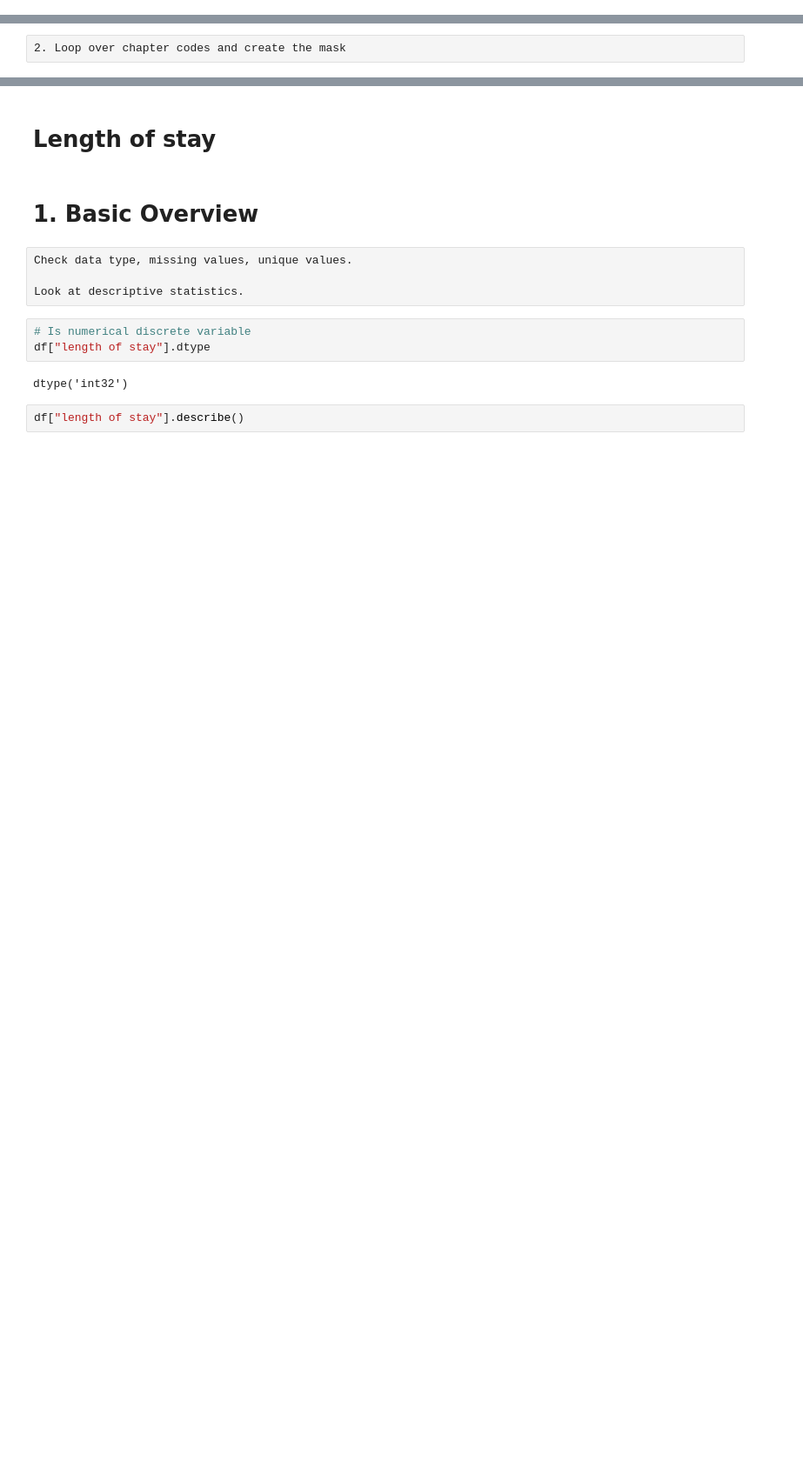
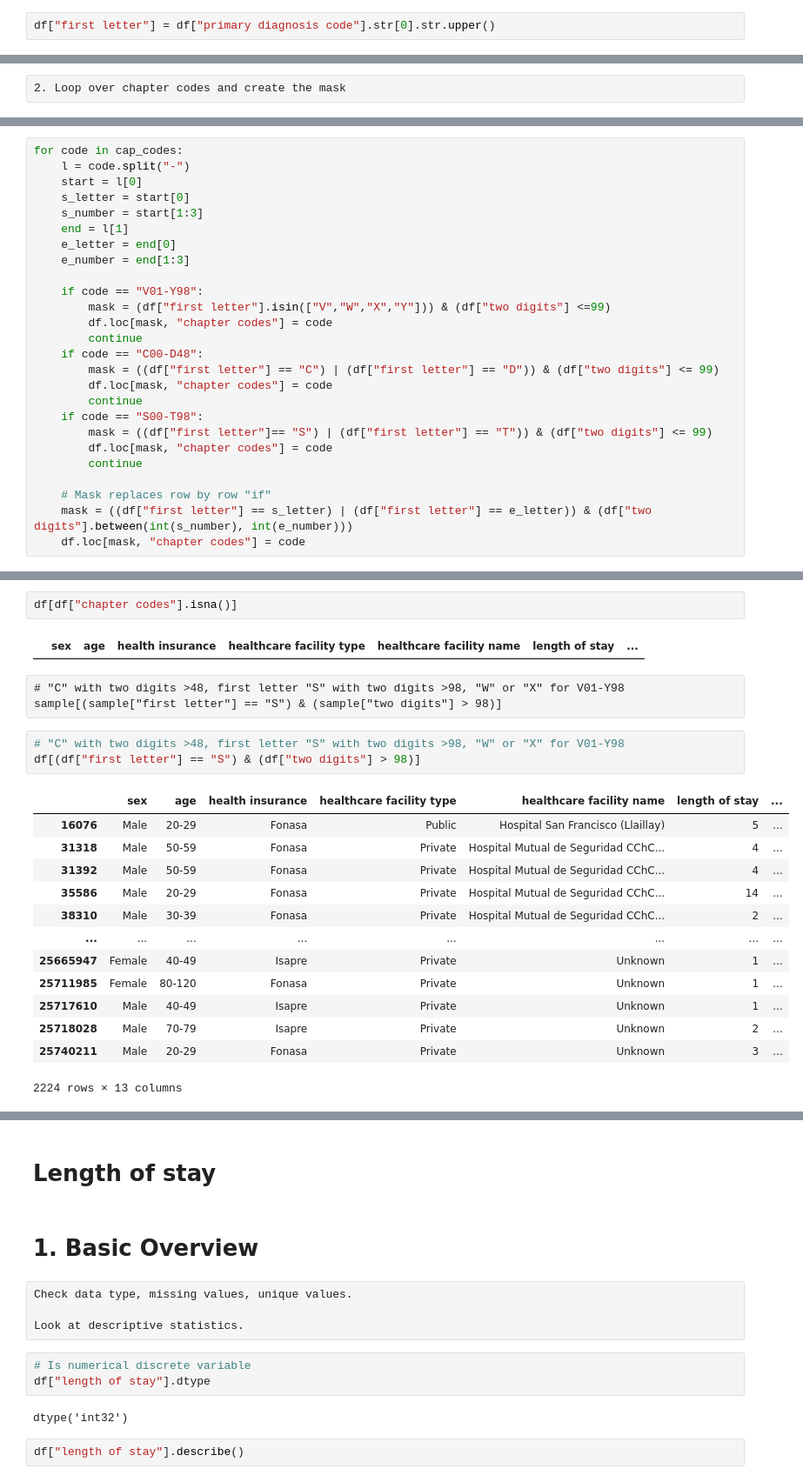
Before and after one commit to mirkopodunavak1996/EDAHospDischarges_Chile2001-2024, a Jupyter notebook: notebooks/General_Analysis_2001-2024.ipynb, the cells around one changed output, grey strips where cells are left out. Shown at 87% size. Drawn from its saved outputs; the diff is of its cells as text; blank space fills up the shorter version.

```diff
--- a/notebooks/General_Analysis_2001-2024.ipynb
+++ b/notebooks/General_Analysis_2001-2024.ipynb
@@ -727,0 +685,2 @@ sample["two digits"] = sample["primary diagnosis code"].str[1:3].astype(int)
+# %%
+df["first letter"] = df["primary diagnosis code"].str[0].str.upper()
@@ -811,0 +721,26 @@ True
+# %%
+for code in cap_codes:
+    l = code.split("-")
+    start = l[0]
+    s_letter = start[0]
+    s_number = start[1:3]
+    end = l[1]
+    e_letter = end[0]
+    e_number = end[1:3]
+
+    if code == "V01-Y98":
+        mask = (df["first letter"].isin(["V","W","X","Y"])) & (df["two digits"] <=99)
+        df.loc[mask, "chapter codes"] = code
+        continue
+    if code == "C00-D48":
+        mask = ((df["first letter"] == "C") | (df["first letter"] == "D")) & (df["two digits"] <= 99)
+        df.loc[mask, "chapter codes"] = code
+        continue
+    if code == "S00-T98":
+        mask = ((df["first letter"]== "S") | (df["first letter"] == "T")) & (df["two digits"] <= 99)
+        df.loc[mask, "chapter codes"] = code
+        continue
+
+    # Mask replaces row by row "if"
+    mask = ((df["first letter"] == s_letter) | (df["first letter"] == e_letter)) & (df["two digits"].between(int(s_number), int(e_number)))
+    df.loc[mask, "chapter codes"] = code
@@ -811,0 +760,24 @@ True
+# %%
+df[df["chapter codes"].isna()]
+# %% [output]
+|  | sex | age | health insurance | healthcare facility type | healthcare facility name | length of stay | ... |
+# %% [raw]
+# "C" with two digits >48, first letter "S" with two digits >98, "W" or "X" for V01-Y98
+sample[(sample["first letter"] == "S") & (sample["two digits"] > 98)]
+# %%
+# "C" with two digits >48, first letter "S" with two digits >98, "W" or "X" for V01-Y98
+df[(df["first letter"] == "S") & (df["two digits"] > 98)]
+# %% [output]
+|  | sex | age | health insurance | healthcare facility type | healthcare facility name | length of stay | ... |
+| 16076 | Male | 20-29 | Fonasa | Public | Hospital San Francisco (Llaillay) | 5 | ... |
+| 31318 | Male | 50-59 | Fonasa | Private | Hospital Mutual de Seguridad CChC... | 4 | ... |
+| 31392 | Male | 50-59 | Fonasa | Private | Hospital Mutual de Seguridad CChC... | 4 | ... |
+| 35586 | Male | 20-29 | Fonasa | Private | Hospital Mutual de Seguridad CChC... | 14 | ... |
+| 38310 | Male | 30-39 | Fonasa | Private | Hospital Mutual de Seguridad CChC... | 2 | ... |
+| ... | ... | ... | ... | ... | ... | ... | ... |
+| 25665947 | Female | 40-49 | Isapre | Private | Unknown | 1 | ... |
+| 25711985 | Female | 80-120 | Fonasa | Private | Unknown | 1 | ... |
+| 25717610 | Male | 40-49 | Isapre | Private | Unknown | 1 | ... |
+| 25718028 | Male | 70-79 | Isapre | Private | Unknown | 2 | ... |
+| 25740211 | Male | 20-29 | Fonasa | Private | Unknown | 3 | ... |
+2224 rows × 13 columns
```
Also changed, not shown: parts of 83 cells of this notebook.
